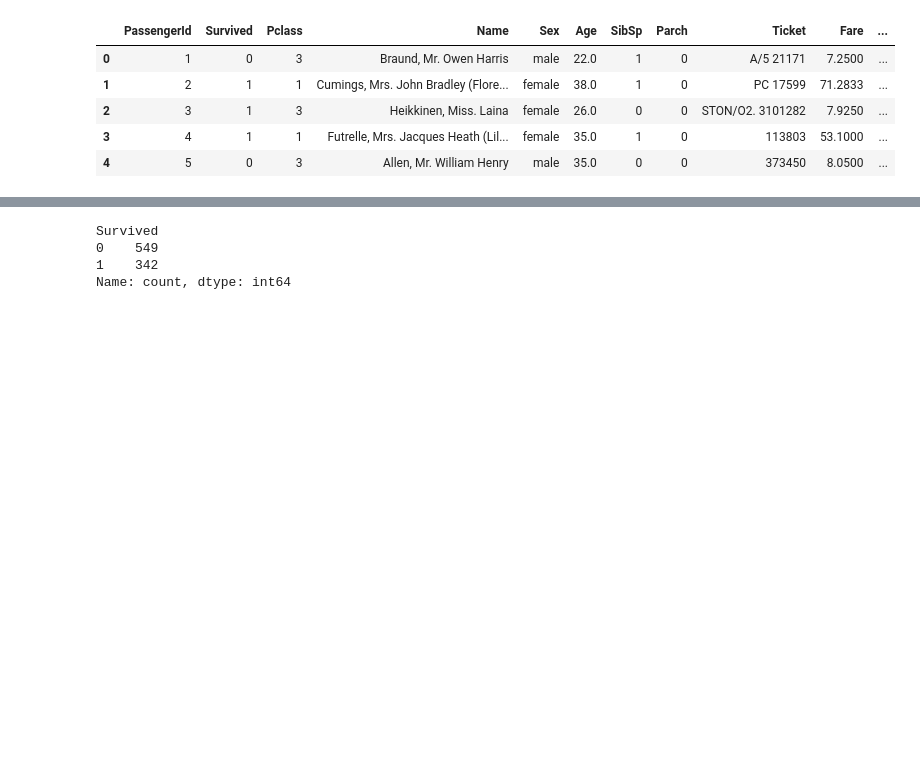
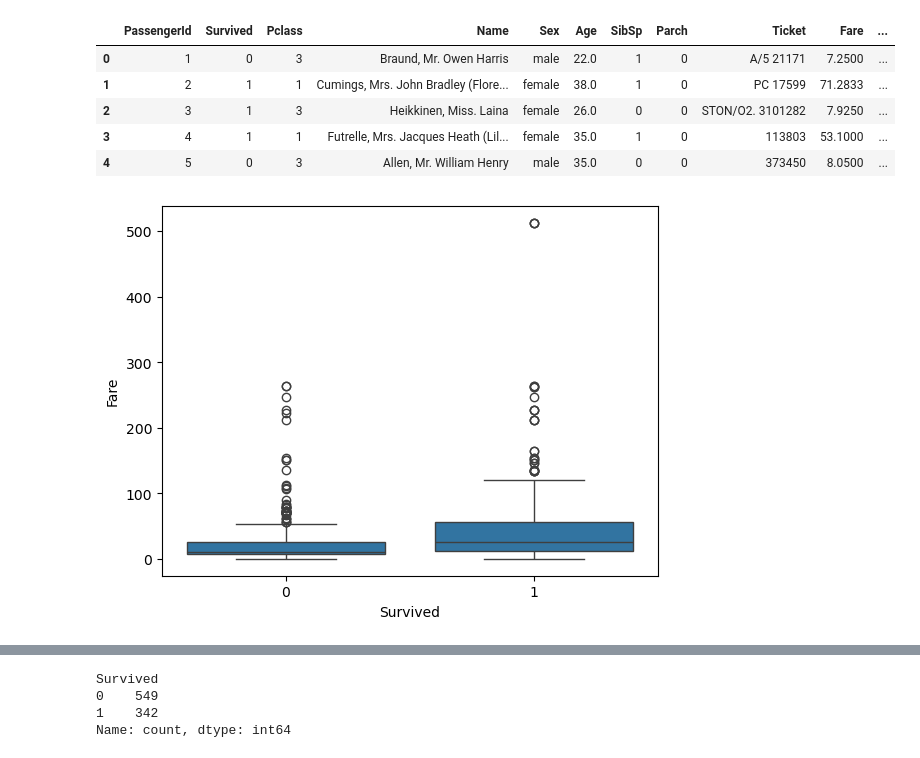
Before and after one commit to Baaunn/Titanic_Kaggle, a Jupyter notebook: modeling.ipynb, the cells around one changed output, grey strips where cells are left out. Saved outputs shown, nothing was run; the diff lists cells and outputs as text; code cells hidden in the pictures; blank space fills up the shorter version.

```diff
--- a/modeling.ipynb
+++ b/modeling.ipynb
@@ -116,3 +116,9 @@ df_train.head()
 | 2 | 3 | 1 | 3 | Heikkinen, Miss. Laina | female | 26.0 | 0 | 0 | STON/O2. 3101282 | 7.9250 | ... |
 | 3 | 4 | 1 | 1 | Futrelle, Mrs. Jacques Heath (Lil... | female | 35.0 | 1 | 0 | 113803 | 53.1000 | ... |
 | 4 | 5 | 0 | 3 | Allen, Mr. William Henry | male | 35.0 | 0 | 0 | 373450 | 8.0500 | ... |
+# %%
+plt.figure()
+sns.boxplot(x = 'Survived', y = 'Fare', data = df_train)
+plt.show()
+# %% [output]
+[figure, added]
```
Also changed, not shown: parts of 32 cells of this notebook.
